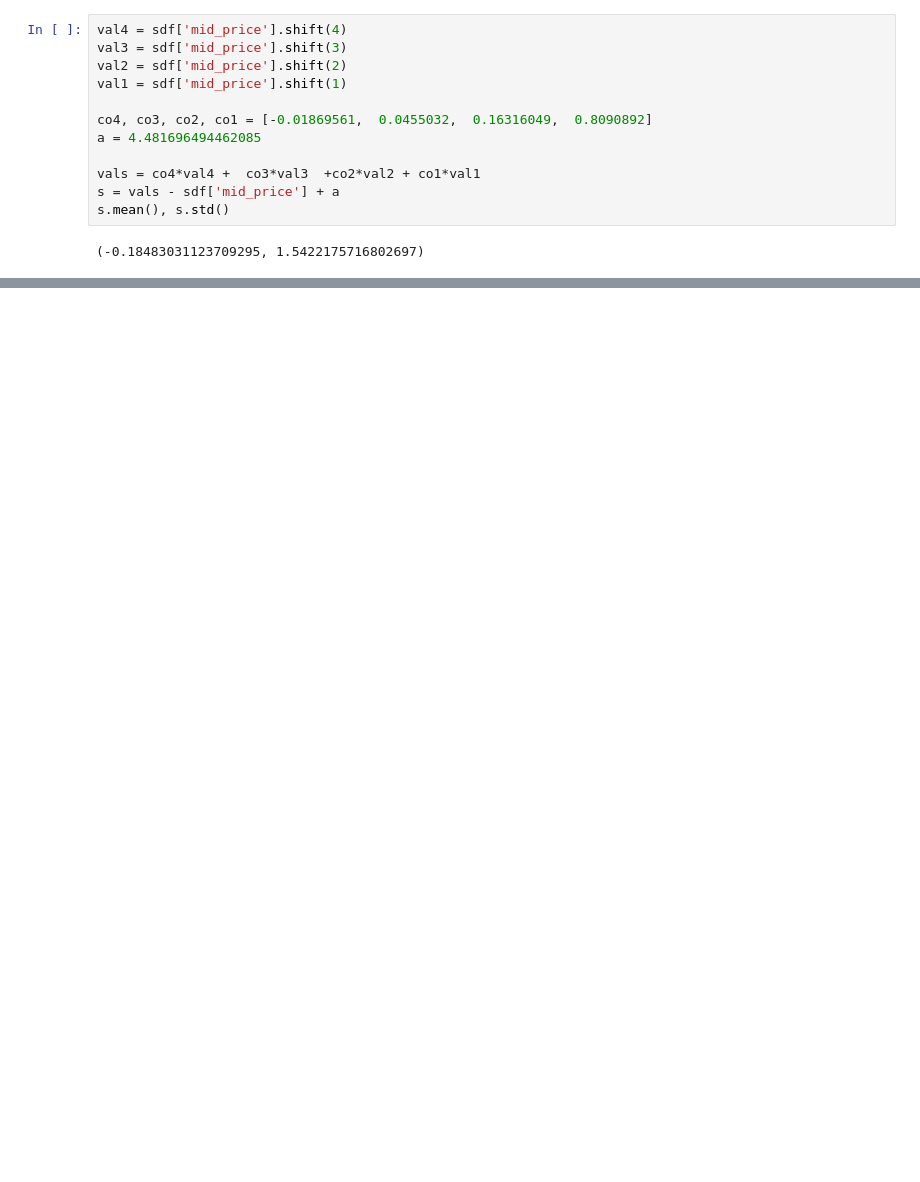
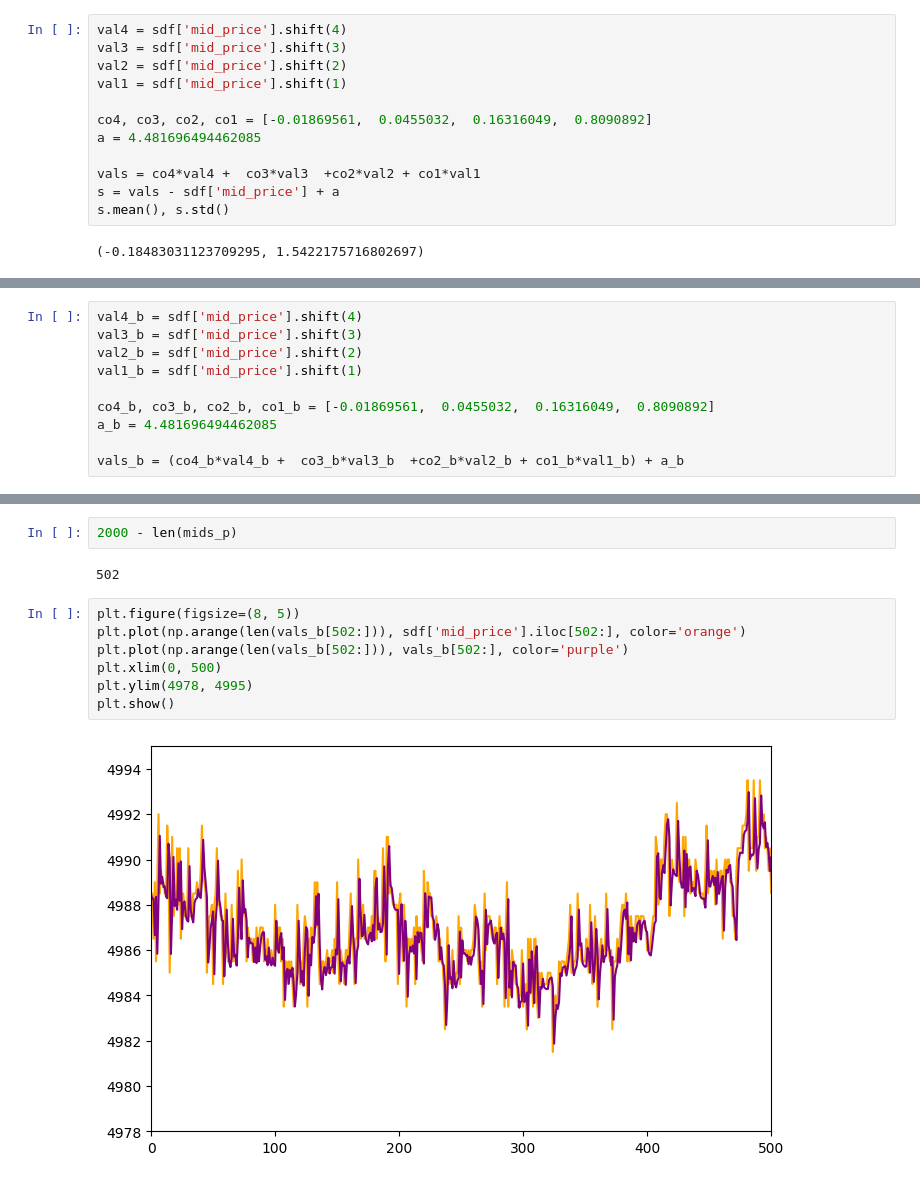
Before and after one commit to felixpoirier1/Prosperity, a Jupyter notebook: test.ipynb, the cells around one changed output, grey strips where cells are left out. Saved outputs shown, nothing was run; the diff lists cells and outputs as text; blank space fills up the shorter version.

```diff
--- a/test.ipynb
+++ b/test.ipynb
@@ -480,0 +514,10 @@ sdf[sdf.timestamp >= 5000]
+# %%
+val4_b = sdf['mid_price'].shift(4)
+val3_b = sdf['mid_price'].shift(3)
+val2_b = sdf['mid_price'].shift(2)
+val1_b = sdf['mid_price'].shift(1)
+
+co4_b, co3_b, co2_b, co1_b = [-0.01869561,  0.0455032,  0.16316049,  0.8090892]
+a_b = 4.481696494462085
+
+vals_b = (co4_b*val4_b +  co3_b*val3_b  +co2_b*val2_b + co1_b*val1_b) + a_b
@@ -480,0 +546,13 @@ sdf[sdf.timestamp >= 5000]
+# %%
+2000 - len(mids_p)
+# %% [output]
+502
+# %%
+plt.figure(figsize=(8, 5))
+plt.plot(np.arange(len(vals_b[502:])), sdf['mid_price'].iloc[502:], color='orange')
+plt.plot(np.arange(len(vals_b[502:])), vals_b[502:], color='purple')
+plt.xlim(0, 500)
+plt.ylim(4978, 4995)
+plt.show()
+# %% [output]
+[figure, added]
```
Also changed, not shown: parts of 29 cells of this notebook.
